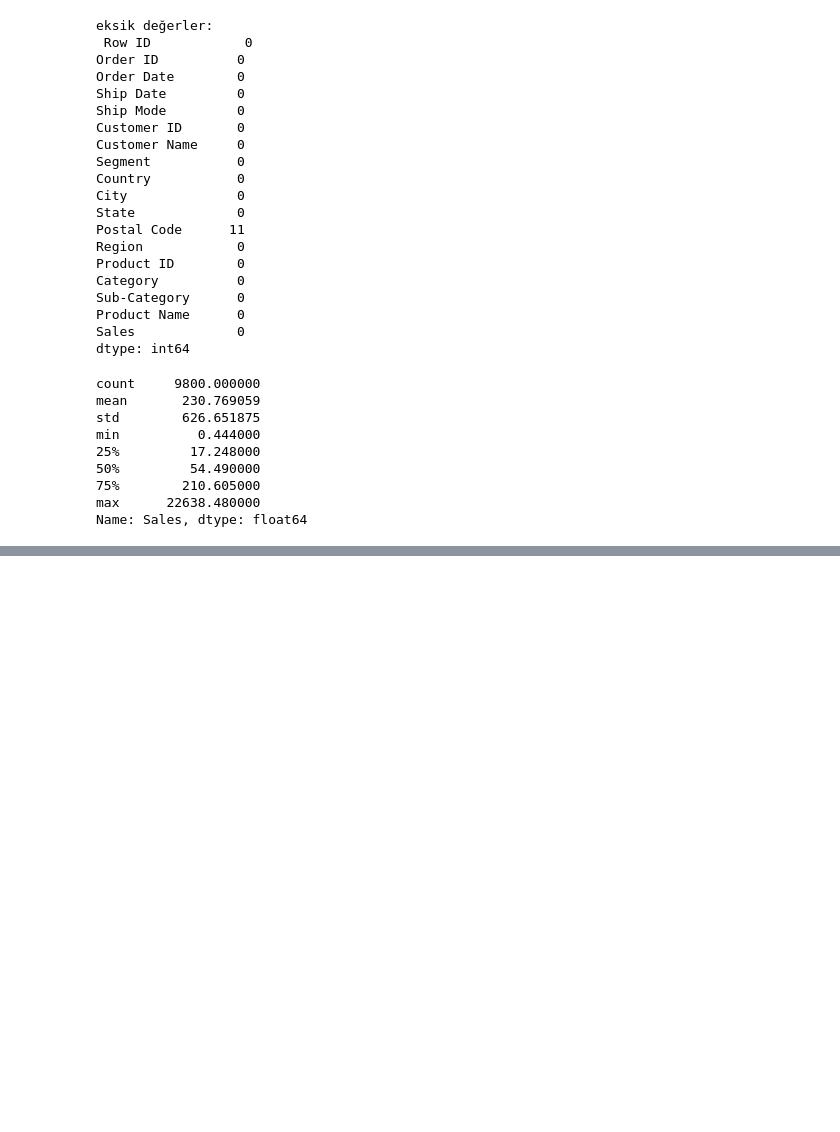
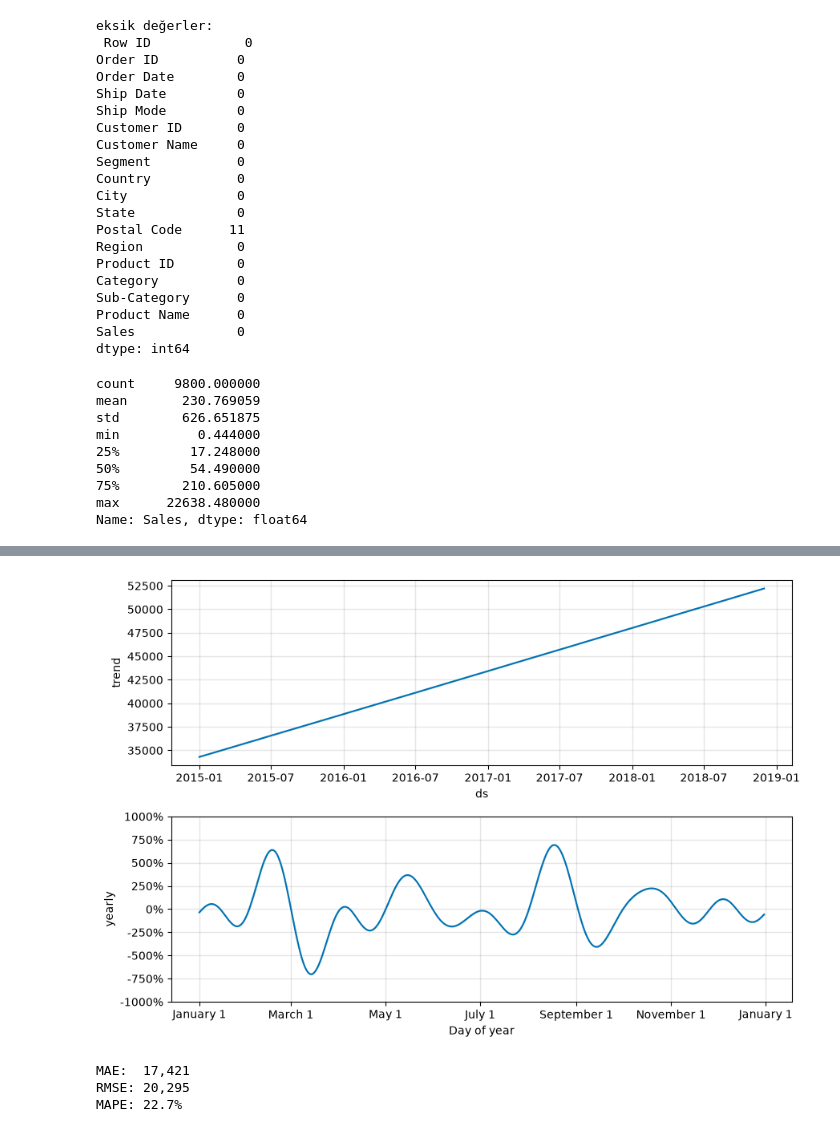
Before and after one commit to Afra21-maker/zensoft-sales-forecast, a Jupyter notebook: notebooks/01_eda_kesif.ipynb, the cells around one changed output, grey strips where cells are left out. Cells and saved outputs as stored; diff of their text form; code cells hidden in the pictures; blank space fills up the shorter version.

```diff
--- a/notebooks/01_eda_kesif.ipynb
+++ b/notebooks/01_eda_kesif.ipynb
@@ -76,0 +233,20 @@ fig.show()
+# %%
+fig2 = model.plot_components(forecast)
+# %% [output]
+[figure, added]
+# %%
+from sklearn.metrics import mean_absolute_error, mean_squared_error
+
+test_forecast = forecast[forecast['ds'].isin(test['ds'])]
+
+mae = mean_absolute_error(test['y'], test_forecast['yhat'])
+rmse = mean_squared_error(test['y'], test_forecast['yhat']) ** 0.5
+mape = (abs(test['y'].values - test_forecast['yhat'].values) / test['y'].values).mean() * 100
+
+print(f"MAE:  {mae:,.0f}")
+print(f"RMSE: {rmse:,.0f}")
+print(f"MAPE: {mape:.1f}%")
+# %% [output]
+MAE:  17,421
+RMSE: 20,295
+MAPE: 22.7%
```
Also changed, not shown: parts of 19 cells of this notebook.
